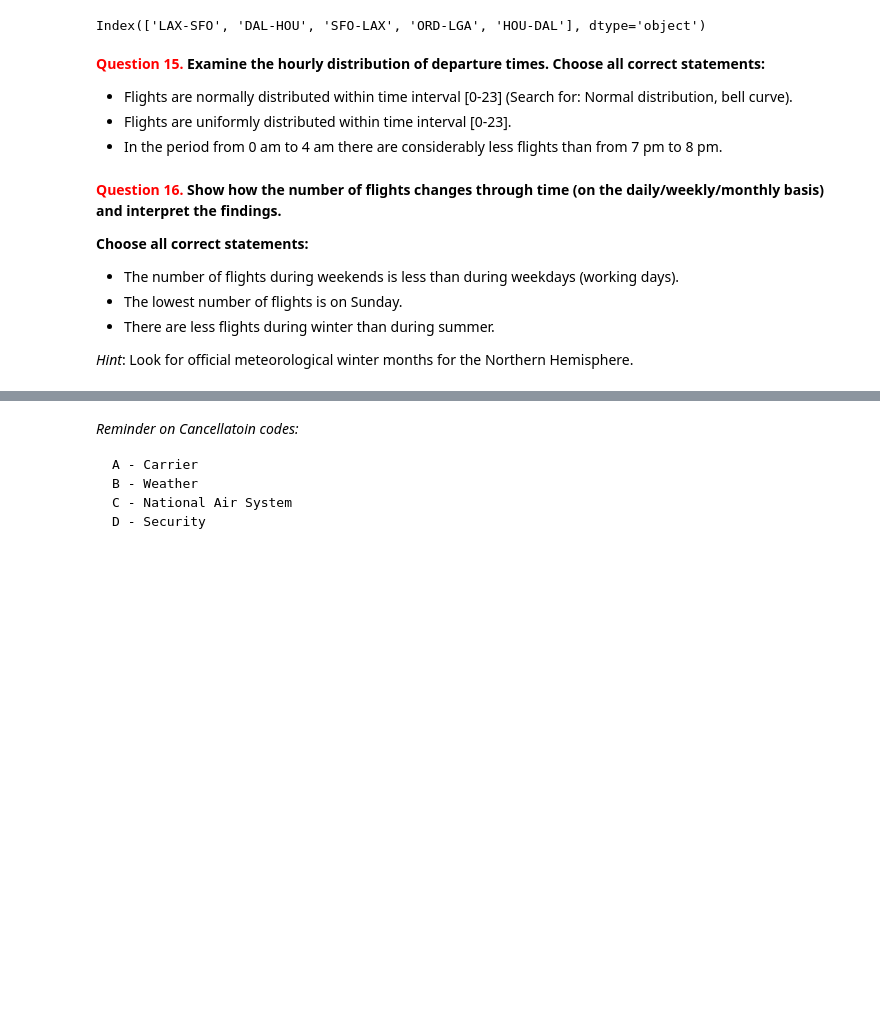
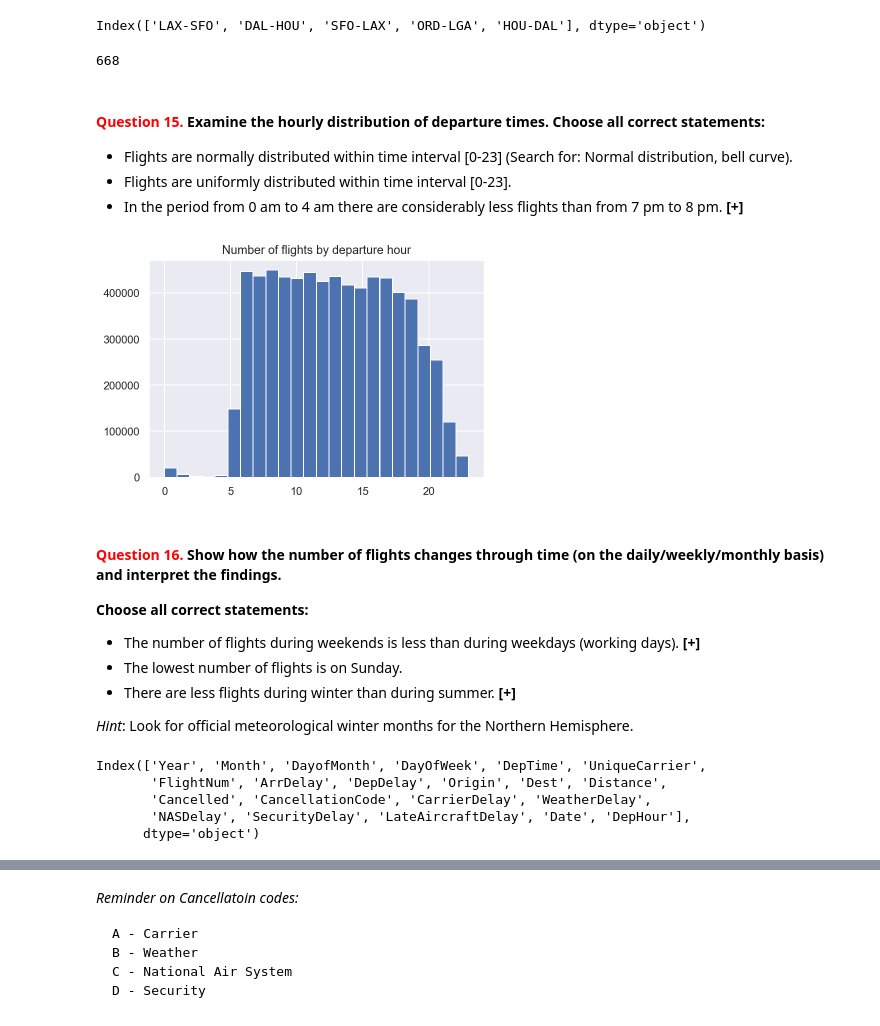
Before and after one commit to Extremesarova/mlcourse, a Jupyter notebook: assignment02/assignment02_USA_flights_EDA.ipynb, the cells around one changed output, grey strips where cells are left out. Cells and saved outputs as stored; diff of their text form; code cells hidden in the pictures; blank space fills up the shorter version.

```diff
--- a/assignment02/assignment02_USA_flights_EDA.ipynb
+++ b/assignment02/assignment02_USA_flights_EDA.ipynb
@@ -514,9 +512,13 @@ print(five_routes)
 # unfinished
 # %% [output]
 Index(['LAX-SFO', 'DAL-HOU', 'SFO-LAX', 'ORD-LGA', 'HOU-DAL'], dtype='object')
+# %%
+sum(target_df[target_df["Route"].isin(five_routes)]["WeatherDelay"] > 0)
+# %% [output]
+668
 # %% [markdown]
-**<font color='red'>Question 15.</font> Examine the hourly distribution of departure times. Choose all correct statements:**
+#### **<font color='red'>Question 15.</font> Examine the hourly distribution of departure times. Choose all correct statements:**
 
  - Flights are normally distributed within time interval [0-23] (Search for: Normal distribution, bell curve).
  - Flights are uniformly distributed within time interval [0-23].
- - In the period from 0 am to 4 am there are considerably less flights than from 7 pm to 8 pm.
+ - In the period from 0 am to 4 am there are considerably less flights than from 7 pm to 8 pm. **[+]**
@@ -525,9 +525,14 @@ Index(['LAX-SFO', 'DAL-HOU', 'SFO-LAX', 'ORD-LGA', 'HOU-DAL'], dtype='object')
+# %%
+ax = flights_df["DepHour"].hist(bins=24)
+ax.set_title("Number of flights by departure hour");
+# %% [output]
+[figure, added]
 # %% [markdown]
-**<font color='red'>Question 16.</font> Show how the number of flights changes through time (on the daily/weekly/monthly basis) and interpret the findings.**
+#### **<font color='red'>Question 16.</font> Show how the number of flights changes through time (on the daily/weekly/monthly basis) and interpret the findings.**
 
 **Choose all correct statements:**
-- The number of flights during weekends is less than during weekdays (working days).
+- The number of flights during weekends is less than during weekdays (working days). **[+]**
 - The lowest number of flights is on Sunday.
-- There are less flights during winter than during summer.
+- There are less flights during winter than during summer. **[+]**
 
 _Hint_: Look for official meteorological winter months for the Northern Hemisphere.
@@ -535,0 +539,8 @@ _Hint_: Look for official meteorological winter months for the Northern Hemisphe
+# %%
+flights_df.columns
+# %% [output]
+Index(['Year', 'Month', 'DayofMonth', 'DayOfWeek', 'DepTime', 'UniqueCarrier',
+       'FlightNum', 'ArrDelay', 'DepDelay', 'Origin', 'Dest', 'Distance',
+       'Cancelled', 'CancellationCode', 'CarrierDelay', 'WeatherDelay',
+       'NASDelay', 'SecurityDelay', 'LateAircraftDelay', 'Date', 'DepHour'],
+      dtype='object')
```
Also changed, not shown: parts of 9 cells of this notebook.
